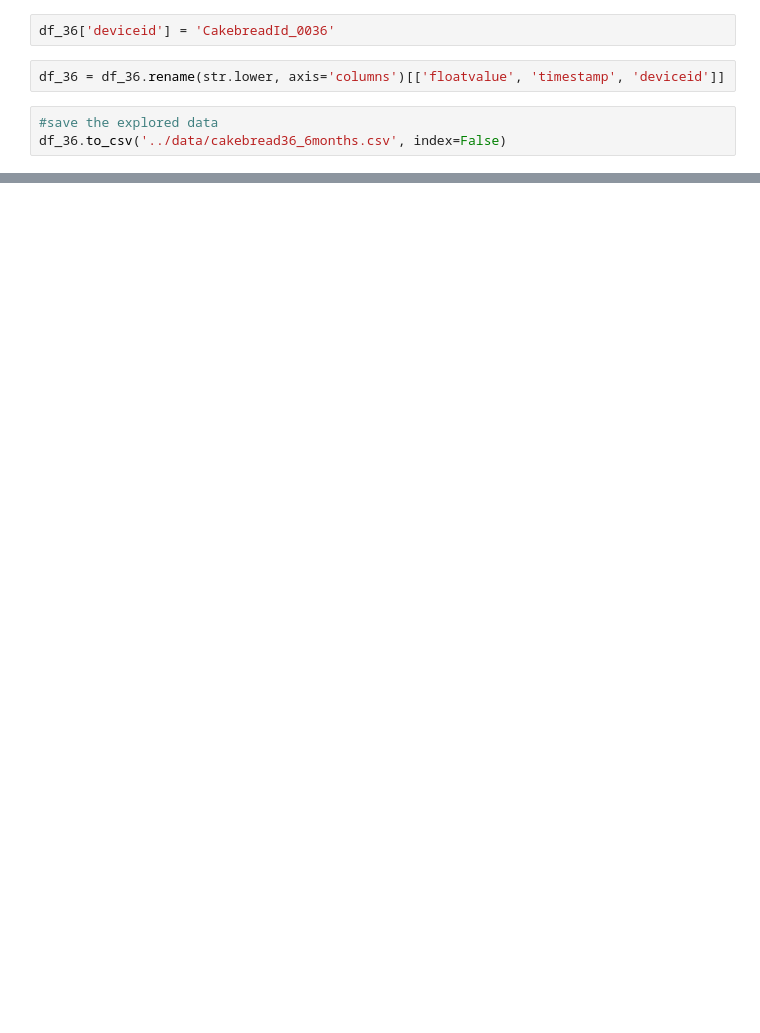
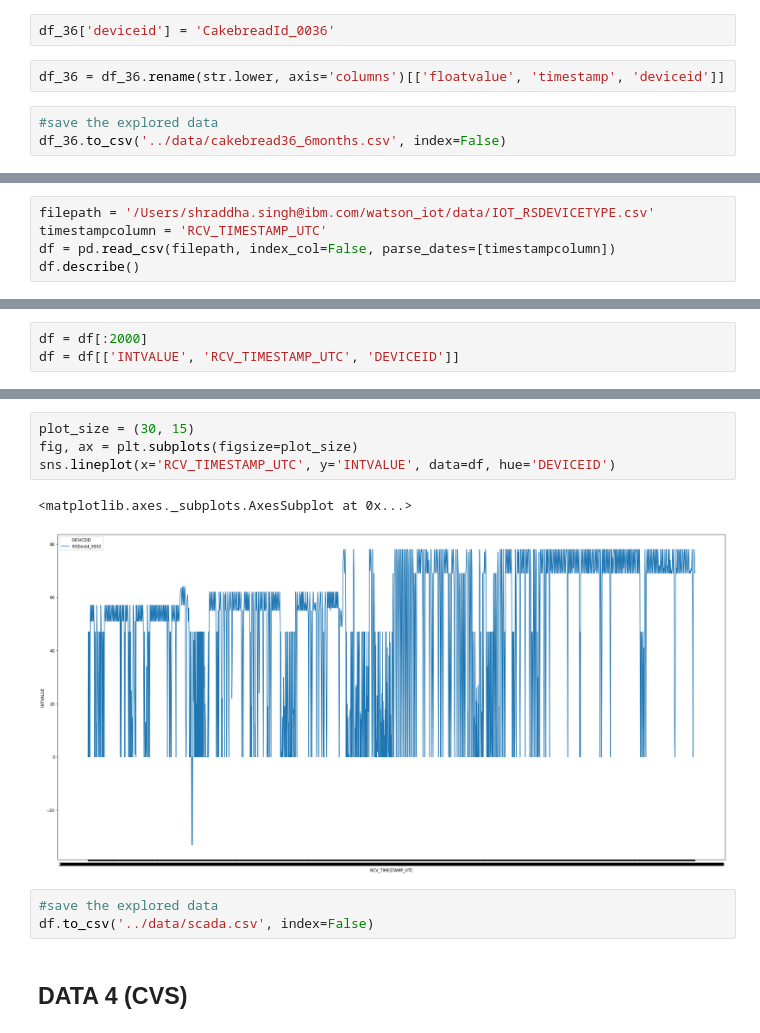
Before and after one commit to singhshraddha/ss-iotfunctions, a Jupyter notebook: notebooks/ExploringData.ipynb, the cells around one changed output, grey strips where cells are left out. Saved outputs shown, nothing was run; the diff lists cells and outputs as text; blank space fills up the shorter version.

```diff
--- a/notebooks/ExploringData.ipynb
+++ b/notebooks/ExploringData.ipynb
@@ -86,0 +144,5 @@ array([False])
+# %%
+filepath = '/Users/shraddha.singh@ibm.com/watson_iot/data/IOT_RSDEVICETYPE.csv'
+timestampcolumn = 'RCV_TIMESTAMP_UTC'
+df = pd.read_csv(filepath, index_col=False, parse_dates=[timestampcolumn])
+df.describe()
@@ -86,0 +181,3 @@ array([False])
+# %%
+df = df[:2000]
+df = df[['INTVALUE', 'RCV_TIMESTAMP_UTC', 'DEVICEID']]
@@ -86,0 +196,12 @@ array([False])
+# %%
+plot_size = (30, 15)
+fig, ax = plt.subplots(figsize=plot_size)
+sns.lineplot(x='RCV_TIMESTAMP_UTC', y='INTVALUE', data=df, hue='DEVICEID')
+# %% [output]
+<matplotlib.axes._subplots.AxesSubplot at 0x...>
+[figure, added]
+# %%
+#save the explored data
+df.to_csv('../data/scada.csv', index=False)
+# %% [markdown]
+## DATA 4 (CVS)
```
Also changed, not shown: parts of 53 cells of this notebook, 10 other files.
